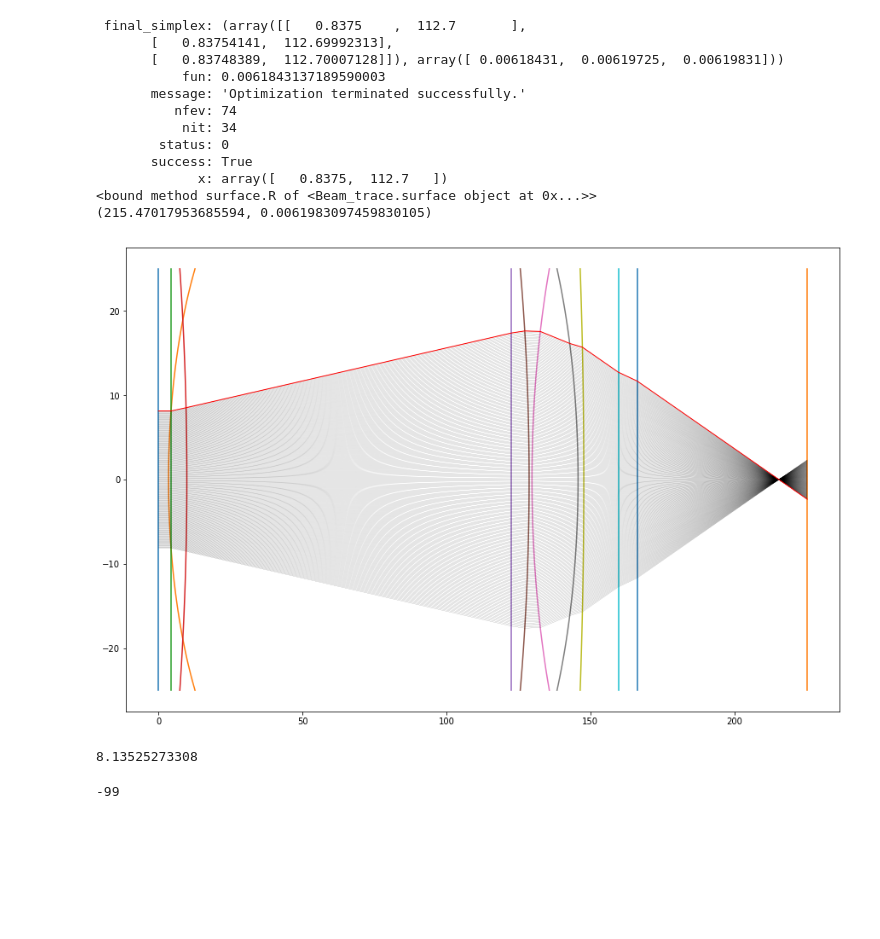
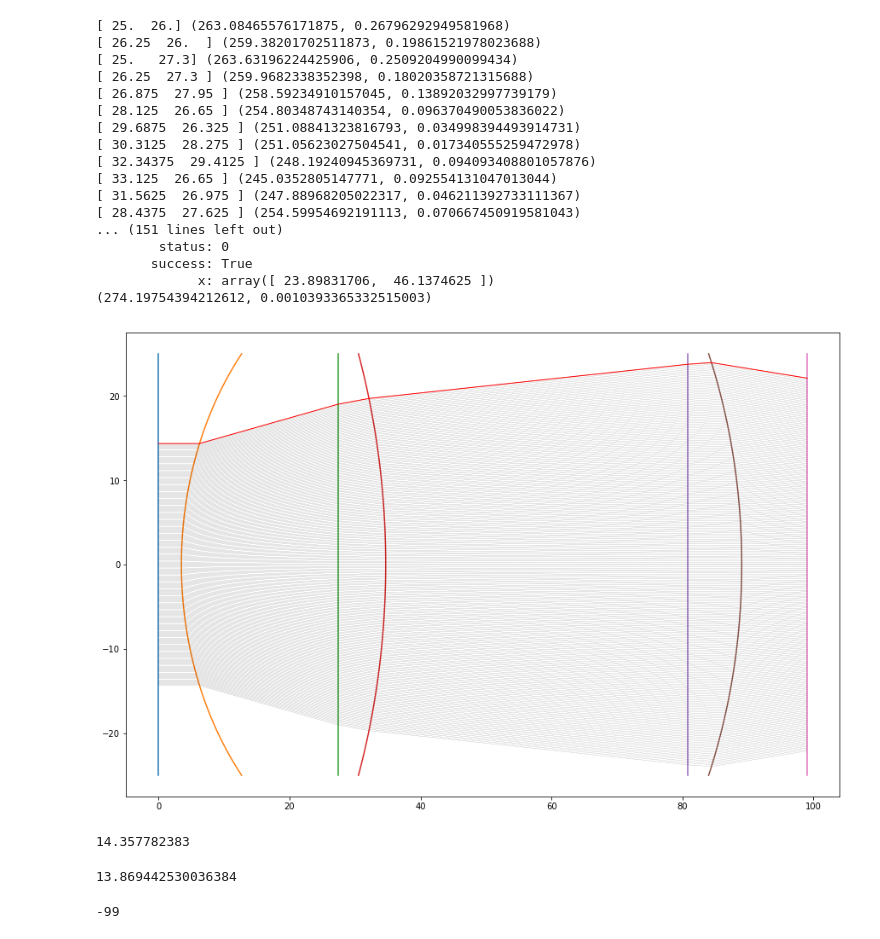
Before and after one commit to debatin/beamtrace, a Jupyter notebook: beamtrace2.ipynb, the cells around one changed output. Saved outputs shown, nothing was run; the diff lists cells and outputs as text; code cells hidden in the pictures; blank space fills up the shorter version.

```diff
--- a/beamtrace2.ipynb
+++ b/beamtrace2.ipynb
@@ -180,57 +181,66 @@ def optimize_lenses_ff(x):
     return rr+err3
 # %%
 def defaultplot(zoom):
-    print(ls.surfaces[3].R)
+    #print(s.surfaces[3].R)
     plt.figure(figsize=(15,10))
-    ls.plot()
-    ls.calculate_marginal()
-    CLC=ls.circle_of_least_confusion()
+    s.plot()
+    s.calculate_marginal()
+    CLC=s.circle_of_least_confusion()
     print(CLC)
     offset=0.09*0
     bb=beam_field()
-    bb.rectangular_grid(1,250,ls.entrance_pupil,0.002*0)
-    bb.propagate(ls.surfaces)
+    bb.rectangular_grid(1,250,s.entrance_pupil,0.002*0)
+    bb.propagate(s.surfaces)
     bb.plot(color='black')
-    ls.calculate_marginal()
-    ls.marginal_ray.plot(color='red',lw=1)
+    s.calculate_marginal()
+    s.marginal_ray.plot(color='red',lw=1)
     if zoom >0:
         plt.xlim(CLC[0]-5*zoom,CLC[0]+5*zoom)
         plt.ylim(-1*zoom+offset,1*zoom+offset)
     #plt.xlim(112.9,113.1)
     #plt.ylim(10,25)
     plt.show()
-    print(ls.entrance_pupil)
+    print(s.entrance_pupil)
 # %%
-ls=create_doppelachromat(1000,38.6,1/0.0001,1/0.012)
-ls=lens_system(10)
-ls.surfaces=[]
-add_monospheric(ls,-75,25.01836571,True)
-#add_monospheric(ls,300,0)
-add_monospheric(ls,250,26.9803271,True)
-add_monospheric(ls,200,1,True)
-add_achromat(ls,80,12)
-ls.add_surface(surface(6.6,0,1.456))
-ls.add_surface(surface(59,0,1))
-ls.add_surface(surface(100,0,1))
+#ls=create_doppelachromat(1000,38.6,1/0.0001,1/0.012)
+s=lens_system(10)
+s.surfaces=[]
+add_monospheric(s,-75,25.01836571,True)
+add_monospheric(s,150,26.9803271,True)
+#add_monospheric(s,-150,25.01836571,True)
+#add_monospheric(s,175,26.9803271,True)
+add_monospheric(s,125,10,True)
+#s.add_surface(surface(6.6,0,1.456))
+#s.add_surface(surface(59,0,1))
+s.add_surface(surface(100,0,1))
 
-res=minimize(optimize_lenses_ff,([1,92]), method='Nelder-Mead',tol=1e-4)
+res=minimize(optimize_lenses_ff,([25,26]), method='Nelder-Mead',tol=1e-4)
 print(res)
 defaultplot(0)
 # %% [output]
- final_simplex: (array([[   0.8375    ,  112.7       ],
-       [   0.83754141,  112.69992313],
-       [   0.83748389,  112.70007128]]), array([ 0.00618431,  0.00619725,  0.00619831]))
-           fun: 0.0061843137189590003
-       message: 'Optimization terminated successfully.'
-          nfev: 74
-           nit: 34
+[ 25.  26.] (263.08465576171875, 0.26796292949581968)
+[ 26.25  26.  ] (259.38201702511873, 0.19861521978023688)
+[ 25.   27.3] (263.63196224425906, 0.2509204990099434)
+[ 26.25  27.3 ] (259.9682338352398, 0.18020358721315688)
+[ 26.875  27.95 ] (258.59234910157045, 0.13892032997739179)
+[ 28.125  26.65 ] (254.80348743140354, 0.096370490053836022)
+[ 29.6875  26.325 ] (251.08841323816793, 0.034998394493914731)
+[ 30.3125  28.275 ] (251.05623027504541, 0.017340555259472978)
+[ 32.34375  29.4125 ] (248.19240945369731, 0.094093408801057876)
+[ 33.125  26.65 ] (245.0352805147771, 0.092554131047013044)
+[ 31.5625  26.975 ] (247.88968205022317, 0.046211392733111367)
+[ 28.4375  27.625 ] (254.59954692191113, 0.070667450919581043)
+... (151 lines left out)
         status: 0
        success: True
-             x: array([   0.8375,  112.7   ])
-<bound method surface.R of <Beam_trace.surface object at 0x...>>
-(215.47017953685594, 0.0061983097459830105)
+             x: array([ 23.89831706,  46.1374625 ])
+(274.19754394212612, 0.0010393365332515003)
-[figure, old version]
+[figure, new version]
-8.13525273308
+14.357782383
+# %%
+s.entrance_pupil
+# %% [output]
+13.869442530036384
 # %%
 def optimize_lenses_ff2(ls,x):
     p1=x[0]
```
Also changed, not shown: parts of 1 cell of this notebook, 2 other files.
